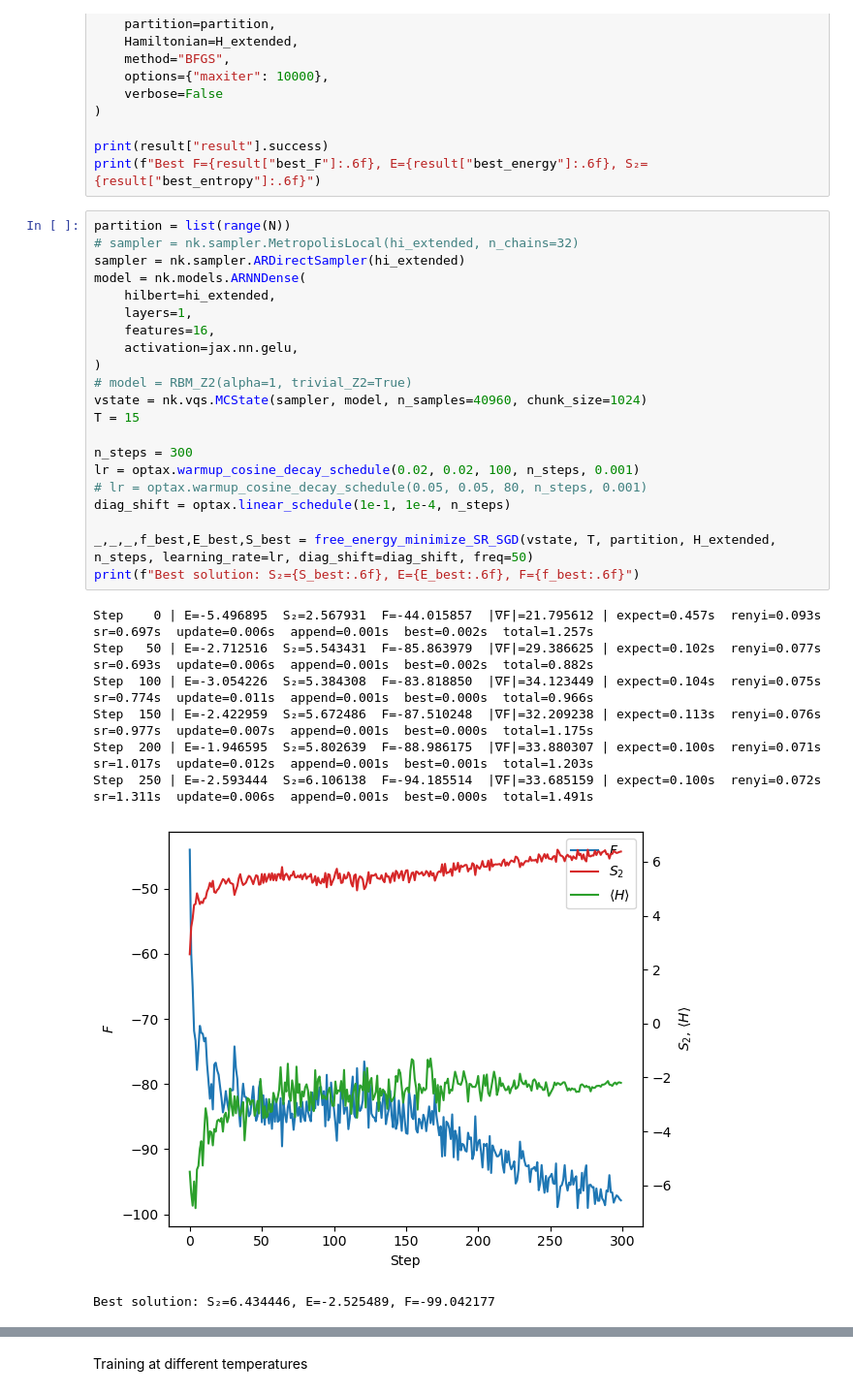
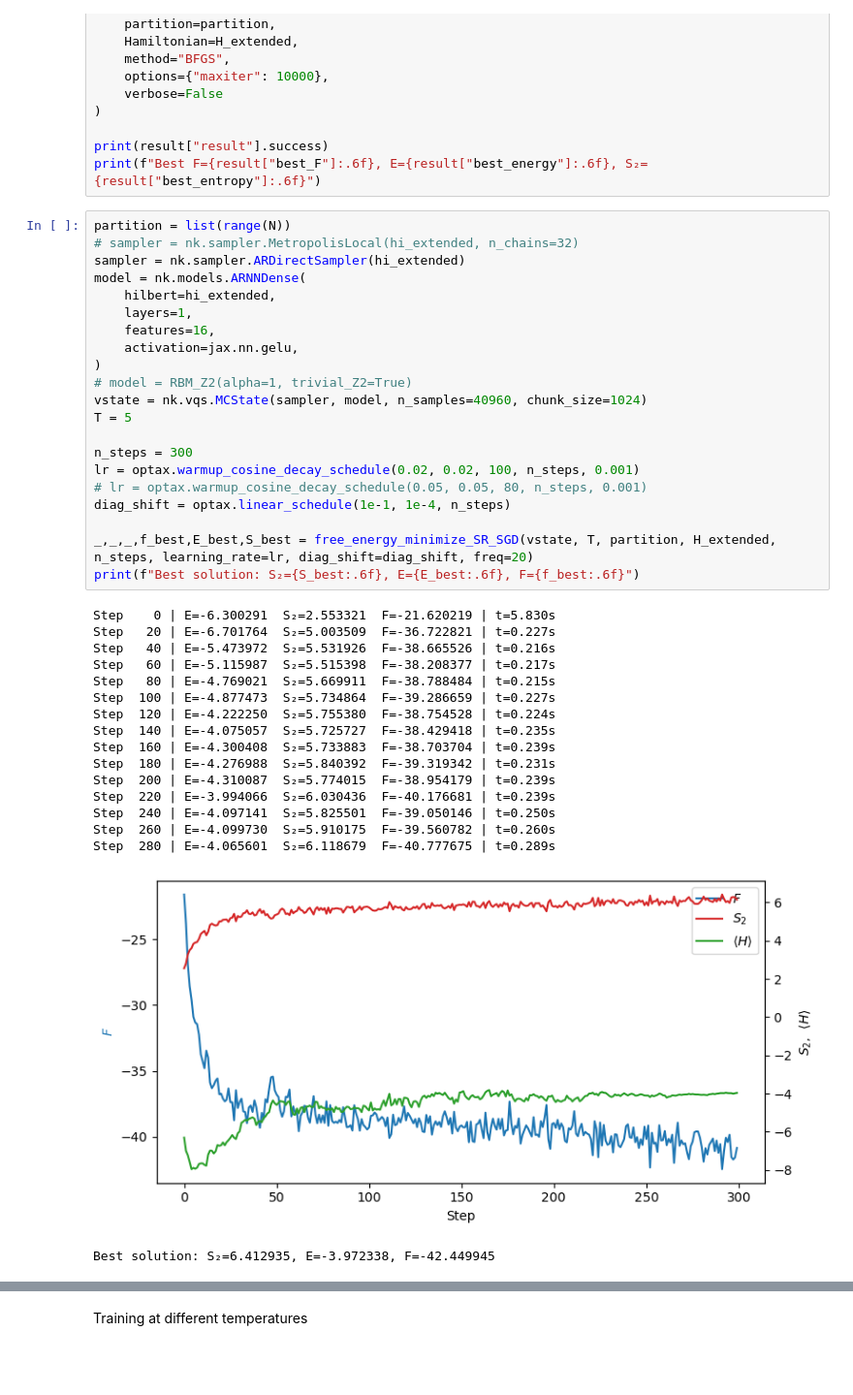
Before and after one commit to ismaelcastrouimp/TFM, a Jupyter notebook: Ancilla_Ising.ipynb, the cells around one changed output, grey strips where cells are left out. Shown at 97% size. Drawn from its saved outputs; the diff is of its cells as text; blank space fills up the shorter version.

```diff
--- a/Ancilla_Ising.ipynb
+++ b/Ancilla_Ising.ipynb
@@ -1777,30 +1643,39 @@ print(f"Best F={result["best_F"]:.6f}, E={result["best_energy"]:.6f}, S₂={resu
 # %%
 partition = list(range(N))
 # sampler = nk.sampler.MetropolisLocal(hi_extended, n_chains=32)
 sampler = nk.sampler.ARDirectSampler(hi_extended)
 model = nk.models.ARNNDense(
     hilbert=hi_extended,
     layers=1,
     features=16,
     activation=jax.nn.gelu,
 )
 # model = RBM_Z2(alpha=1, trivial_Z2=True)
 vstate = nk.vqs.MCState(sampler, model, n_samples=40960, chunk_size=1024)
-T = 15
+T = 5
 
 n_steps = 300
 lr = optax.warmup_cosine_decay_schedule(0.02, 0.02, 100, n_steps, 0.001)
 # lr = optax.warmup_cosine_decay_schedule(0.05, 0.05, 80, n_steps, 0.001)
 diag_shift = optax.linear_schedule(1e-1, 1e-4, n_steps)
 
-_,_,_,f_best,E_best,S_best = free_energy_minimize_SR_SGD(vstate, T, partition, H_extended, n_steps, learning_rate=lr, diag_shift=diag_shift, freq=50)
+_,_,_,f_best,E_best,S_best = free_energy_minimize_SR_SGD(vstate, T, partition, H_extended, n_steps, learning_rate=lr, diag_shift=diag_shift, freq=20)
 print(f"Best solution: S₂={S_best:.6f}, E={E_best:.6f}, F={f_best:.6f}")
 # %% [output]
-Step    0 | E=-5.496895  S₂=2.567931  F=-44.015857  |∇F|=21.795612 | expect=0.457s  renyi=0.093s  sr=0.697s  update=0.006s  append=0.001s  best=0.002s  total=1.257s
-Step   50 | E=-2.712516  S₂=5.543431  F=-85.863979  |∇F|=29.386625 | expect=0.102s  renyi=0.077s  sr=0.693s  update=0.006s  append=0.001s  best=0.002s  total=0.882s
-Step  100 | E=-3.054226  S₂=5.384308  F=-83.818850  |∇F|=34.123449 | expect=0.104s  renyi=0.075s  sr=0.774s  update=0.011s  append=0.001s  best=0.000s  total=0.966s
-Step  150 | E=-2.422959  S₂=5.672486  F=-87.510248  |∇F|=32.209238 | expect=0.113s  renyi=0.076s  sr=0.977s  update=0.007s  append=0.001s  best=0.000s  total=1.175s
-Step  200 | E=-1.946595  S₂=5.802639  F=-88.986175  |∇F|=33.880307 | expect=0.100s  renyi=0.071s  sr=1.017s  update=0.012s  append=0.001s  best=0.001s  total=1.203s
-Step  250 | E=-2.593444  S₂=6.106138  F=-94.185514  |∇F|=33.685159 | expect=0.100s  renyi=0.072s  sr=1.311s  update=0.006s  append=0.001s  best=0.000s  total=1.491s
+Step    0 | E=-6.300291  S₂=2.553321  F=-21.620219 | t=5.830s
+Step   20 | E=-6.701764  S₂=5.003509  F=-36.722821 | t=0.227s
+Step   40 | E=-5.473972  S₂=5.531926  F=-38.665526 | t=0.216s
+Step   60 | E=-5.115987  S₂=5.515398  F=-38.208377 | t=0.217s
+Step   80 | E=-4.769021  S₂=5.669911  F=-38.788484 | t=0.215s
+Step  100 | E=-4.877473  S₂=5.734864  F=-39.286659 | t=0.227s
+Step  120 | E=-4.222250  S₂=5.755380  F=-38.754528 | t=0.224s
+Step  140 | E=-4.075057  S₂=5.725727  F=-38.429418 | t=0.235s
+Step  160 | E=-4.300408  S₂=5.733883  F=-38.703704 | t=0.239s
+Step  180 | E=-4.276988  S₂=5.840392  F=-39.319342 | t=0.231s
+Step  200 | E=-4.310087  S₂=5.774015  F=-38.954179 | t=0.239s
+Step  220 | E=-3.994066  S₂=6.030436  F=-40.176681 | t=0.239s
+Step  240 | E=-4.097141  S₂=5.825501  F=-39.050146 | t=0.250s
+Step  260 | E=-4.099730  S₂=5.910175  F=-39.560782 | t=0.260s
+Step  280 | E=-4.065601  S₂=6.118679  F=-40.777675 | t=0.289s
-[figure, old version]
+[figure, new version]
-Best solution: S₂=6.434446, E=-2.525489, F=-99.042177
+Best solution: S₂=6.412935, E=-3.972338, F=-42.449945
```
Also changed, not shown: parts of 7 cells of this notebook, 1 other file.
